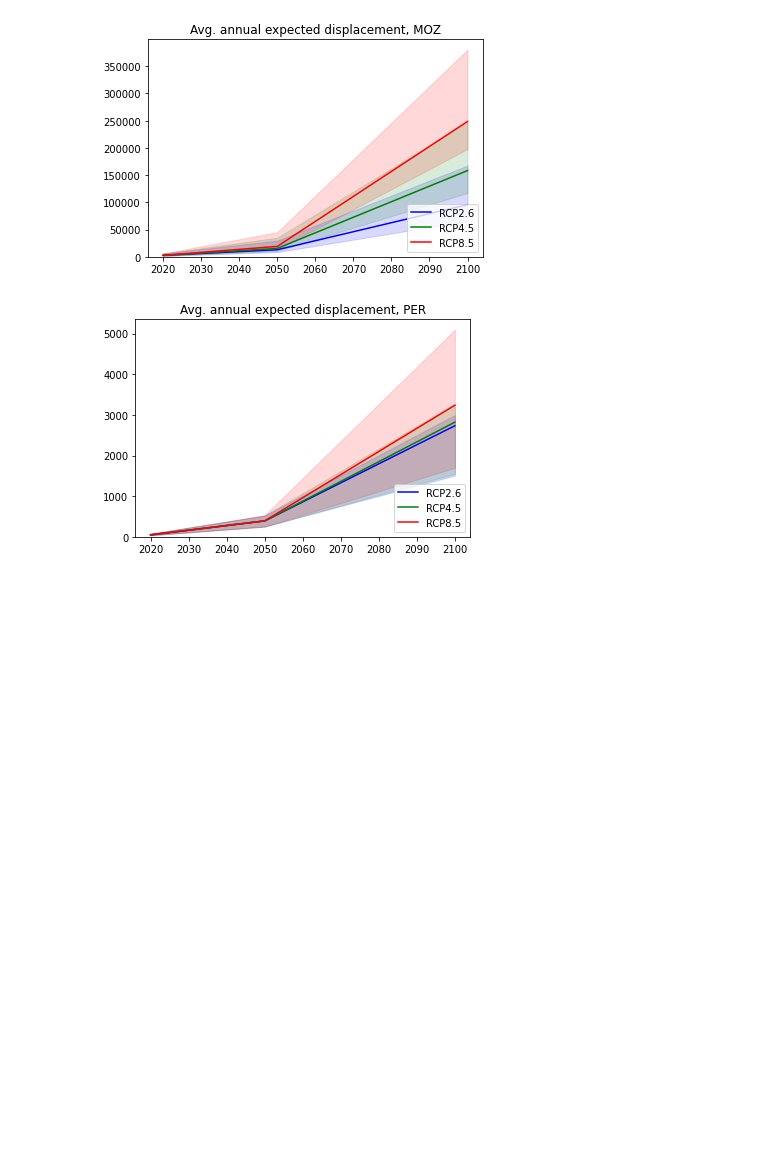
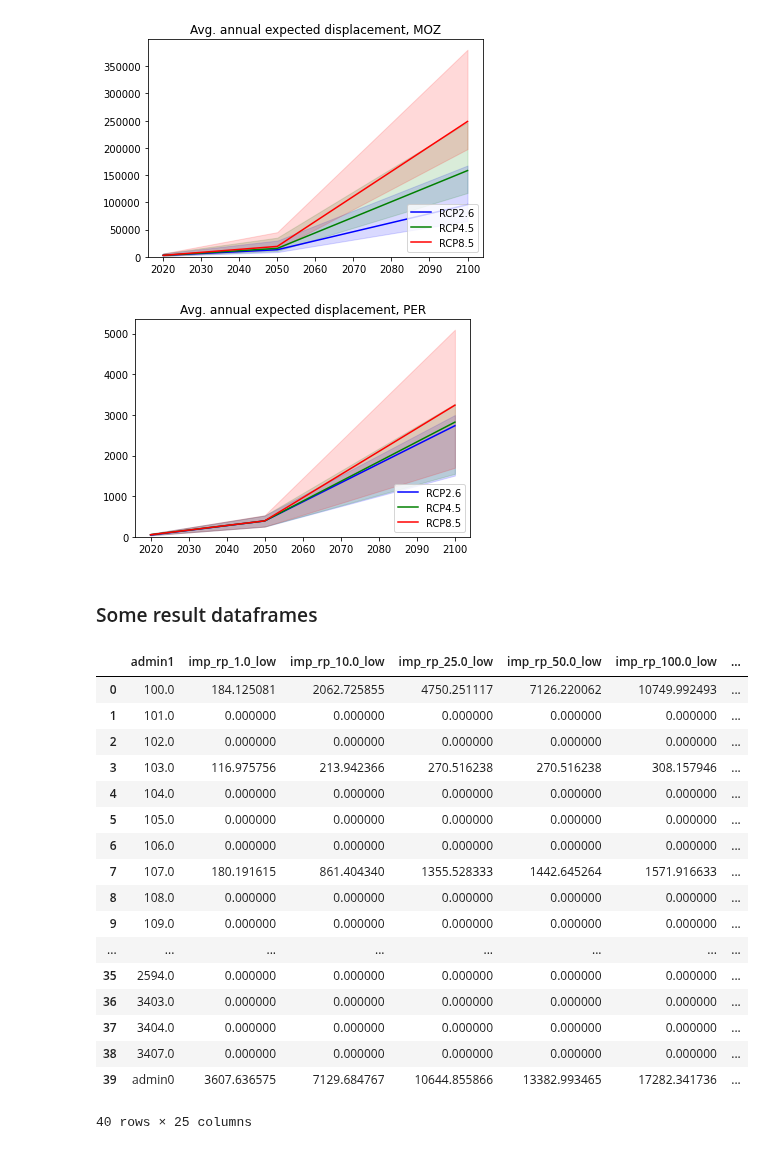
Before and after one commit to Evelyn-M/global-displacement-risk, a Jupyter notebook: doc/result_overview_CF.ipynb, the cells around one changed output. Drawn from its saved outputs; the diff is of its cells as text; code cells hidden in the pictures; blank space fills up the shorter version.

Commit message:
quick overview results

```diff
--- a/doc/result_overview_CF.ipynb
+++ b/doc/result_overview_CF.ipynb
@@ -35,3 +81,34 @@ df_rcp26, df_rcp45, df_rcp85 = impact_postproc.load_aeds_admin0(cntry_iso, sourc
 impact_postproc.plot_aeds_admin0(df_rcp26, df_rcp45, df_rcp85, cntry_iso)
 # %% [output]
 [figure]
+# %% [markdown]
+### Some result dataframes
+# %%
+# specify country, impact-func source, rcp and time horizon
+
+cntry_iso='ARG'
+source='cima'
+rcp=26
+year = 2100
+
+path_result_df = f'{path_results}/{cntry_iso}/{cntry_iso}_RCP{rcp}_{year}_{source}.csv'
+pd.read_csv(path_result_df)
+# %% [output]
+|  | admin1 | imp_rp_1.0_low | imp_rp_10.0_low | imp_rp_25.0_low | imp_rp_50.0_low | imp_rp_100.0_low | ... |
+| 0 | 100.0 | 184.125081 | 2062.725855 | 4750.251117 | 7126.220062 | 10749.992493 | ... |
+| 1 | 101.0 | 0.000000 | 0.000000 | 0.000000 | 0.000000 | 0.000000 | ... |
+| 2 | 102.0 | 0.000000 | 0.000000 | 0.000000 | 0.000000 | 0.000000 | ... |
+| 3 | 103.0 | 116.975756 | 213.942366 | 270.516238 | 270.516238 | 308.157946 | ... |
+| 4 | 104.0 | 0.000000 | 0.000000 | 0.000000 | 0.000000 | 0.000000 | ... |
+| 5 | 105.0 | 0.000000 | 0.000000 | 0.000000 | 0.000000 | 0.000000 | ... |
+| 6 | 106.0 | 0.000000 | 0.000000 | 0.000000 | 0.000000 | 0.000000 | ... |
+| 7 | 107.0 | 180.191615 | 861.404340 | 1355.528333 | 1442.645264 | 1571.916633 | ... |
+| 8 | 108.0 | 0.000000 | 0.000000 | 0.000000 | 0.000000 | 0.000000 | ... |
+| 9 | 109.0 | 0.000000 | 0.000000 | 0.000000 | 0.000000 | 0.000000 | ... |
+| ... | ... | ... | ... | ... | ... | ... | ... |
+| 35 | 2594.0 | 0.000000 | 0.000000 | 0.000000 | 0.000000 | 0.000000 | ... |
+| 36 | 3403.0 | 0.000000 | 0.000000 | 0.000000 | 0.000000 | 0.000000 | ... |
+| 37 | 3404.0 | 0.000000 | 0.000000 | 0.000000 | 0.000000 | 0.000000 | ... |
+| 38 | 3407.0 | 0.000000 | 0.000000 | 0.000000 | 0.000000 | 0.000000 | ... |
+| 39 | admin0 | 3607.636575 | 7129.684767 | 10644.855866 | 13382.993465 | 17282.341736 | ... |
+40 rows × 25 columns
```
Also changed, not shown: parts of 22 cells of this notebook.
